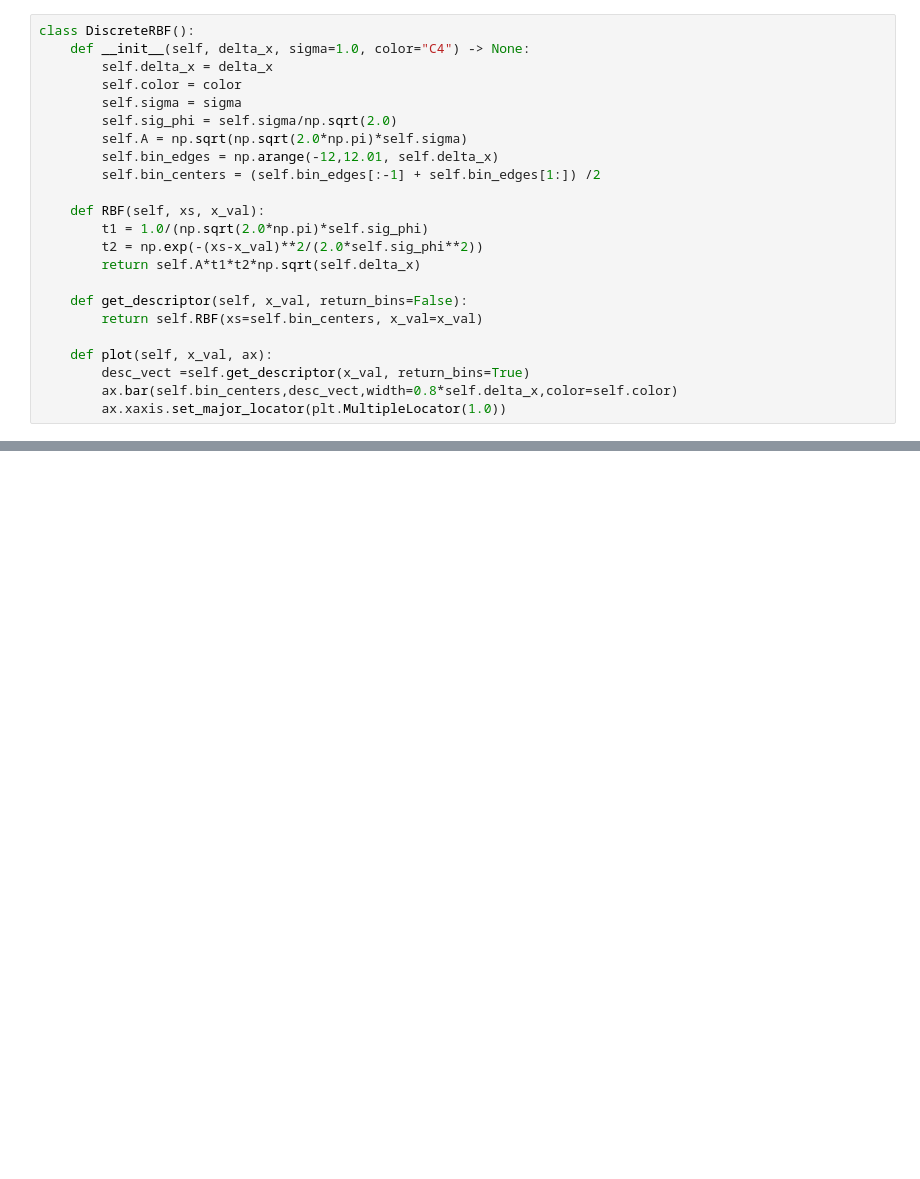
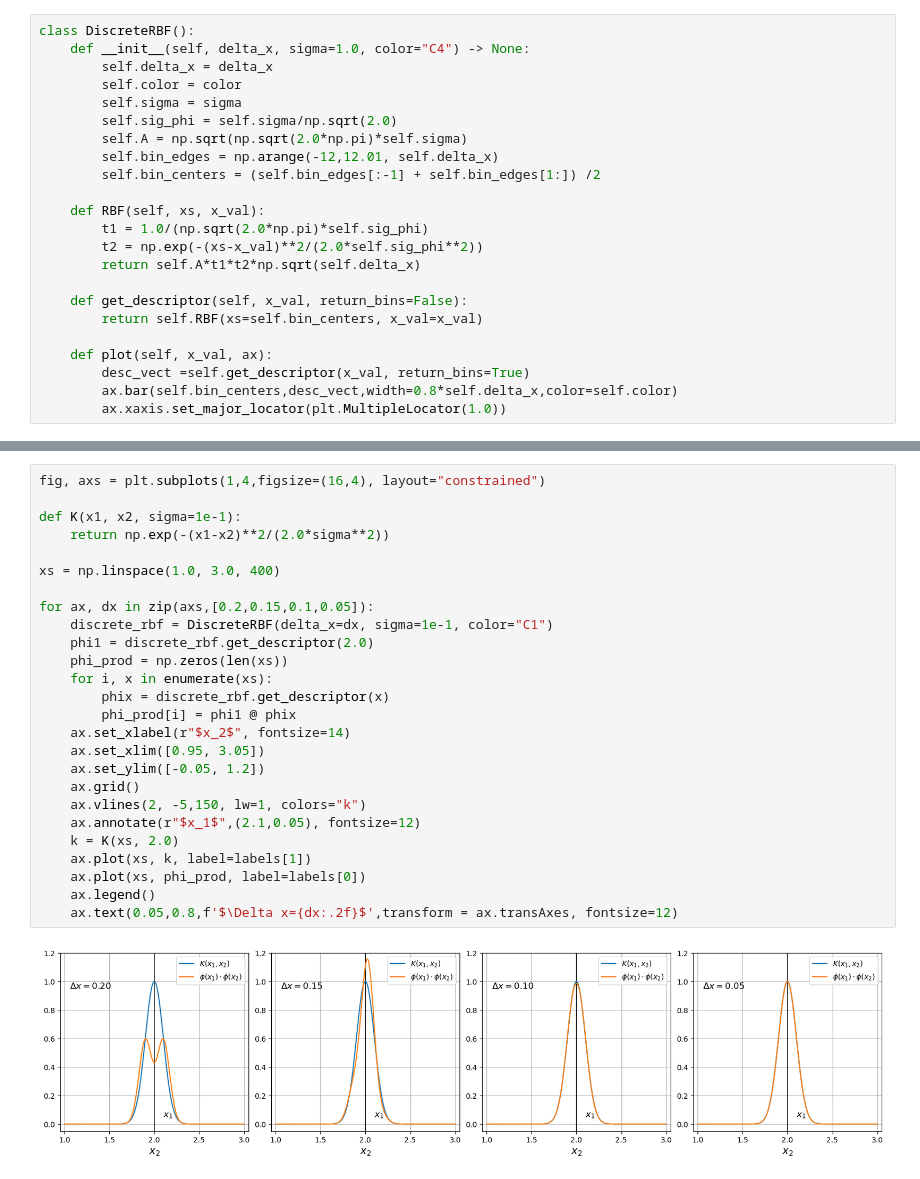
Before and after one commit to karsten3112/Computational-Physics, a Jupyter notebook: Week6/exercise33.ipynb, the cells around one changed output, grey strips where cells are left out. Saved outputs shown, nothing was run; the diff lists cells and outputs as text; blank space fills up the shorter version.

```diff
--- a/Week6/exercise33.ipynb
+++ b/Week6/exercise33.ipynb
@@ -78,0 +106,28 @@ for ax, dx in zip(axes,[0.2,0.15,0.1,0.05]):
+# %%
+fig, axs = plt.subplots(1,4,figsize=(16,4), layout="constrained")
+
+def K(x1, x2, sigma=1e-1):
+    return np.exp(-(x1-x2)**2/(2.0*sigma**2))
+
+xs = np.linspace(1.0, 3.0, 400)
+
+for ax, dx in zip(axs,[0.2,0.15,0.1,0.05]):
+    discrete_rbf = DiscreteRBF(delta_x=dx, sigma=1e-1, color="C1")
+    phi1 = discrete_rbf.get_descriptor(2.0)
+    phi_prod = np.zeros(len(xs))
+    for i, x in enumerate(xs):
+        phix = discrete_rbf.get_descriptor(x)
+        phi_prod[i] = phi1 @ phix
+    ax.set_xlabel(r"$x_2$", fontsize=14)
+    ax.set_xlim([0.95, 3.05])
+    ax.set_ylim([-0.05, 1.2])
+    ax.grid()
+    ax.vlines(2, -5,150, lw=1, colors="k")
+    ax.annotate(r"$x_1$",(2.1,0.05), fontsize=12)
+    k = K(xs, 2.0)
+    ax.plot(xs, k, label=labels[1])
+    ax.plot(xs, phi_prod, label=labels[0])
+    ax.legend()
+    ax.text(0.05,0.8,f'$\Delta x={dx:.2f}$',transform = ax.transAxes, fontsize=12)
+# %% [output]
+[figure, added]
```
Also changed, not shown: parts of 4 cells of this notebook, 2 other files.
